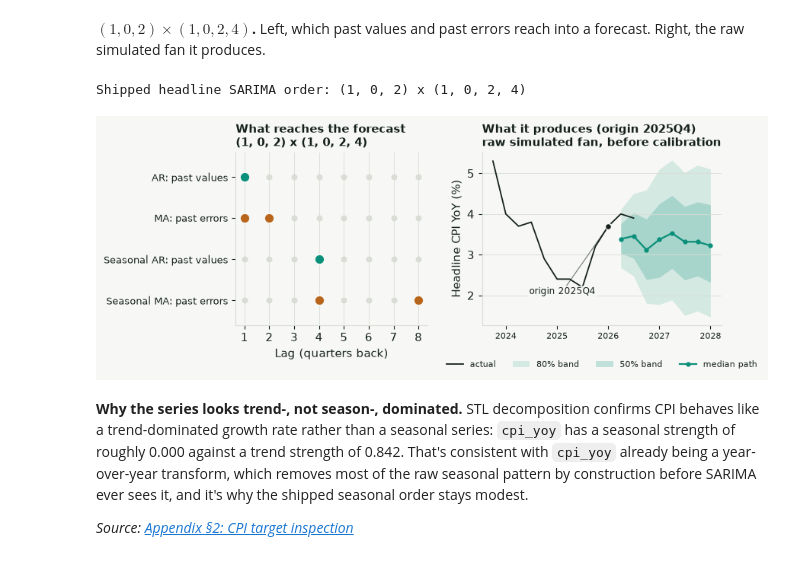
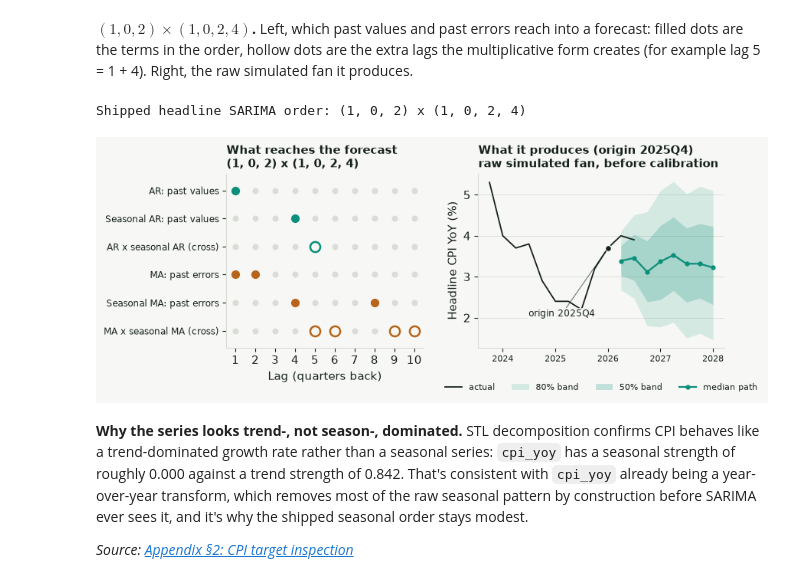
Before and after one commit to JuanVu1810/Australian-CPI-Forecast, a Jupyter notebook: book/australian_cpi_forecasting/04_modeling/41_sarima.ipynb, the cells around one changed output. Drawn from its saved outputs; the diff is of its cells as text; code cells hidden in the pictures.

```diff
--- a/book/australian_cpi_forecasting/04_modeling/41_sarima.ipynb
+++ b/book/australian_cpi_forecasting/04_modeling/41_sarima.ipynb
@@ -32,7 +32,7 @@ BLUE, PLUM, MUTED, ALERT = "#2f6db5", "#8a4f8a", "#9aa79f", "#c0392b"
 plt.rcParams.update({
     "figure.facecolor": PAPER, "axes.facecolor": PAPER, "axes.edgecolor": GRID,
     "axes.labelcolor": INK, "text.color": INK, "xtick.color": INK, "ytick.color": INK,
-    "font.size": 11, "axes.grid": True, "grid.color": GRID, "grid.linewidth": 0.6,
+    "font.size": 11, "axes.grid": False, "axes.axisbelow": True, "grid.color": GRID, "grid.linewidth": 0.6,
     "axes.spines.top": False, "axes.spines.right": False,
 })
 
@@ -45,7 +45,7 @@ def year_axis(ax, step=5):
 CURATED = PROJECT_ROOT / "data" / "curated" / "quarterly_macro_features.csv"
 RESULTS = PROJECT_ROOT / "reports" / "results"
 # %% [markdown]
-**$(1,0,2)\times(1,0,2,4)$.** Left, which past values and past errors reach into a forecast. Right, the raw simulated fan it produces.
+**$(1,0,2)\times(1,0,2,4)$.** Left, which past values and past errors reach into a forecast: filled dots are the terms in the order, hollow dots are the extra lags the multiplicative form creates (for example lag 5 = 1 + 4). Right, the raw simulated fan it produces.
 # %%
 def mark_time(ax, x, y, label, offset, ha="left", size=8.5):
     """A dot on the exact point (x, y) and a thin leader line to a text label `offset` points away."""
@@ -60,14 +60,19 @@ p, d, q = DEFAULT_ORDER
 P, D, Q, s = DEFAULT_SEASONAL_ORDER
 print(f"Shipped headline SARIMA order: {DEFAULT_ORDER} x {DEFAULT_SEASONAL_ORDER}")
 
-# which past values / past errors reach into a forecast, by lag (direct terms only)
+# which past values / past errors reach into a forecast, by lag. The model is multiplicative,
+# phi(B)Phi(B^s) and theta(B)Theta(B^s), so beyond the direct terms the products add cross lags.
+ar, ma = list(range(1, p + 1)), list(range(1, q + 1))
+sar, sma = [s * k for k in range(1, P + 1)], [s * k for k in range(1, Q + 1)]
 terms = {
-    "AR: past values": list(range(1, p + 1)),
-    "MA: past errors": list(range(1, q + 1)),
-    "Seasonal AR: past values": [s * k for k in range(1, P + 1)],
-    "Seasonal MA: past errors": [s * k for k in range(1, Q + 1)],
+    "AR: past values": ar,
+    "Seasonal AR: past values": sar,
+    "AR x seasonal AR (cross)": sorted({i + j for i in ar for j in sar}),
+    "MA: past errors": ma,
+    "Seasonal MA: past errors": sma,
+    "MA x seasonal MA (cross)": sorted({i + j for i in ma for j in sma}),
 }
-lags = list(range(1, 9))
+lags = list(range(1, max(max(v, default=1) for v in terms.values()) + 1))
 
 fan = pd.read_csv(PROJECT_ROOT / "reports/simulation_fan_sarima.csv")
 hist = pd.read_csv(RESULTS / "historical_indicators.csv")
@@ -75,39 +80,41 @@ hist = hist[hist["variable"] == "cpi_yoy"].sort_values("quarter").tail(12)
 q2d = lambda quarters: pd.PeriodIndex(quarters, freq="Q").to_timestamp(how="end")
 
 fig, (a, b) = plt.subplots(1, 2, figsize=(8.8, 3.7), gridspec_kw={"width_ratios": [1, 1.25]})
 for row, (name, at) in enumerate(terms.items()):
     y = len(terms) - 1 - row
     a.scatter(lags, [y] * len(lags), s=22, color=GRID, zorder=2)
-    a.scatter(at, [y] * len(at), s=90, color=ACCENT if "past values" in name else HIGHLIGHT,
-              edgecolor=PAPER, linewidth=1.4, zorder=3)
-a.set_yticks(range(len(terms)), list(terms)[::-1], fontsize=9)
+    colour = ACCENT if "AR" in name else HIGHLIGHT
+    if "cross" in name:
+        a.scatter(at, [y] * len(at), s=90, facecolor=PAPER, edgecolor=colour, linewidth=1.8, zorder=3)
+    else:
+        a.scatter(at, [y] * len(at), s=90, color=colour, edgecolor=PAPER, linewidth=1.4, zorder=3)
+a.set_yticks(range(len(terms)), list(terms)[::-1], fontsize=8.5)
 a.set_xticks(lags)
 a.set_xlabel("Lag (quarters back)")
 a.set_title(f"What reaches the forecast\n{DEFAULT_ORDER} x {DEFAULT_SEASONAL_ORDER}", loc="left",
             fontsize=10.5, fontweight="bold")
-a.grid(axis="y", visible=False)
 a.set_ylim(-0.6, len(terms) - 0.4)
 
 x_h, x_f = q2d(hist["quarter"]), q2d(fan["target_quarter"])
 b.plot(x_h, hist["value"], color=INK, linewidth=1.3, label="actual")
 b.fill_between(x_f, fan["p10"], fan["p90"], color=ACCENT, alpha=0.14, linewidth=0, label="80% band")
 b.fill_between(x_f, fan["p25"], fan["p75"], color=ACCENT, alpha=0.22, linewidth=0, label="50% band")
 b.plot(x_f, fan["median"], color=ACCENT, linewidth=1.6, marker="o", markersize=3.5, label="median path")
 origin_q = fan["forecast_origin"].iloc[0]
 o = hist[hist["quarter"] == origin_q].iloc[0]
 mark_time(b, q2d([origin_q])[0], o["value"], f"origin {origin_q}", (-12, -62), ha="right")
 b.set_title(f"What it produces (origin {fan['forecast_origin'].iloc[0]})\nraw simulated fan, before calibration",
             loc="left", fontsize=10.5, fontweight="bold")
 b.set_ylabel("Headline CPI YoY (%)")
 b.legend(frameon=False, fontsize=8, loc="upper center", bbox_to_anchor=(0.5, -0.16), ncol=4)
-b.grid(axis="x", visible=False)
+b.grid(axis="y", visible=True)
 year_axis(b, 1)
 b.tick_params(axis="x", labelsize=8)
 fig.tight_layout()
 plt.show()
 # %% [output]
 Shipped headline SARIMA order: (1, 0, 2) x (1, 0, 2, 4)
-[figure, old version]
+[figure, new version]
 # %% [markdown]
 **Why the series looks trend-, not season-, dominated.** STL decomposition confirms CPI behaves like a trend-dominated growth rate rather than a seasonal series: `cpi_yoy` has a seasonal strength of roughly 0.000 against a trend strength of 0.842. That's consistent with `cpi_yoy` already being a year-over-year transform, which removes most of the raw seasonal pattern by construction before SARIMA ever sees it, and it's why the shipped seasonal order stays modest.
 
```
Also changed, not shown: 23 other files.
